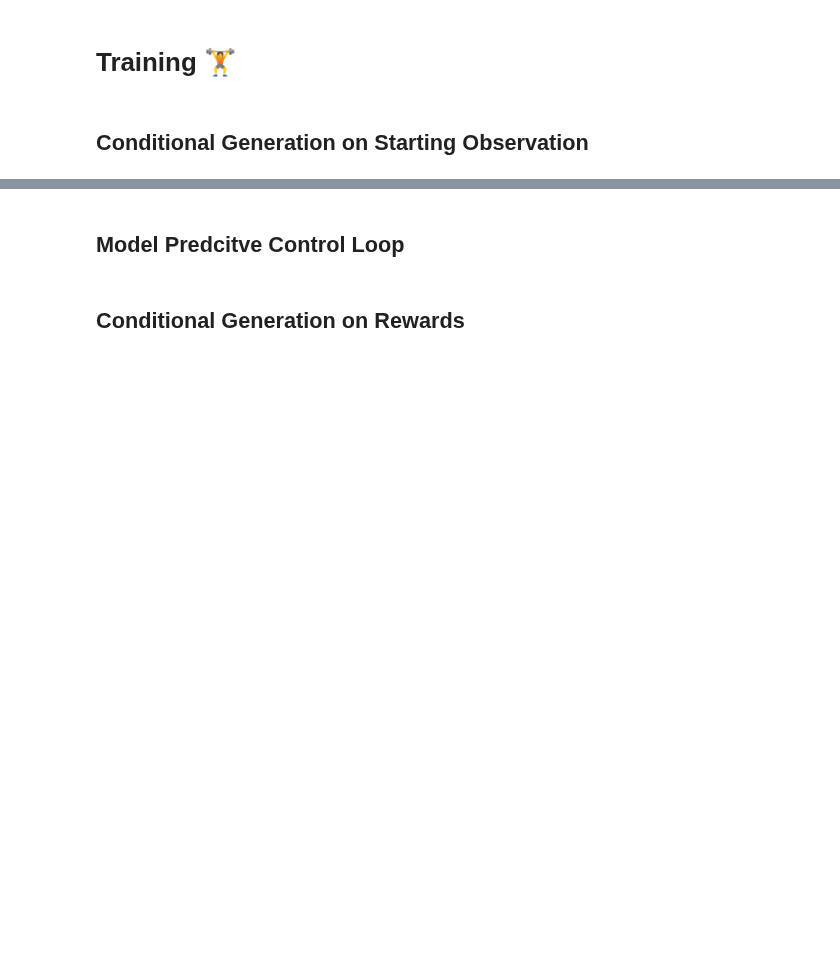
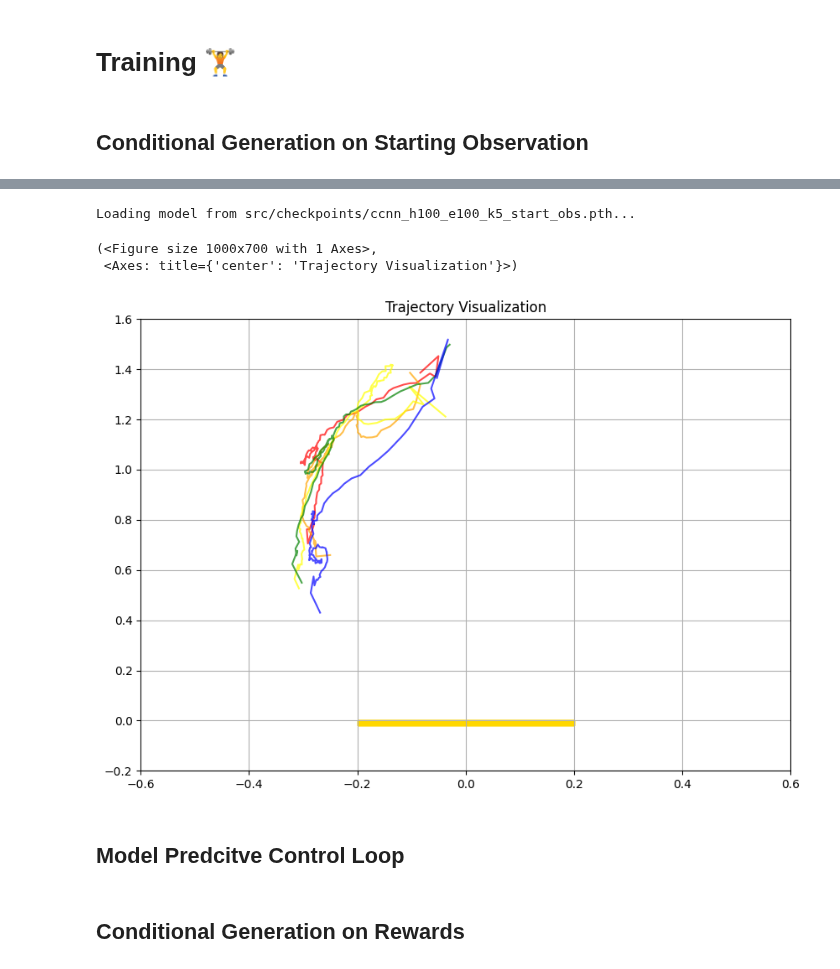
Before and after one commit to frankcholula/flow_planner, a Jupyter notebook: src/notebooks/fm_bc.ipynb, the cells around one changed output, grey strips where cells are left out. Saved outputs shown, nothing was run; the diff lists cells and outputs as text; code cells hidden in the pictures; blank space fills up the shorter version.

Commit message:
fixed inference as well.

```diff
--- a/src/notebooks/fm_bc.ipynb
+++ b/src/notebooks/fm_bc.ipynb
@@ -126,8 +167,12 @@ print("Run name:", run_name)
 # %%
-logger = WandBLogger(
-    config=args,
-    run_name=run_name
-)
-model, stats, input_dim = train(
-    config=config, args=args, dataset=minari_dataset, logger=logger
-)
+# Comment out to run on GPU
+# logger = WandBLogger(
+#     config=args,
+#     run_name=run_name
+# )
+# model, stats, input_dim = train(
+#     config=config, args=args, dataset=minari_dataset, logger=logger
+# )
+# env = minari_dataset.recover_environment()
+# evaluate_open_loop(env, model, stats, input_dim, args, logger=logger)
+# logger.finish()
@@ -138,37 +179,39 @@ logger.finish()
 # %%
 print(f"Loading model from {MODEL_SAVE_PATH}...")
 state_dict = torch.load(MODEL_SAVE_PATH, map_location=device)
 vf = ConditionalCNN(
     horizon=horizon,
     input_dim=input_dim,
-    hidden_dim=hidden_dim,
+    hidden_dim=args.hidden_dim,
     cond_dim=cond_dim,
-    kernel_size=kernel_size,
+    kernel_size=args.kernel_size,
 ).to(device)
 vf.load_state_dict(state_dict)
 wrapped_vf = WrappedConditionalModel(vf)
 step_size = 0.05
 T = torch.linspace(0, 1, 10)  # sample times
 T = T.to(device=device)
 solver = ODESolver(velocity_model=wrapped_vf)  # create an ODESolver class
 
 env = minari_dataset.recover_environment()
 start_observation, _ = env.reset()
 start_obs_tensor = torch.from_numpy(start_observation)
-
-start_obs, start_act = generate_trajectory(
-    minari_dataset_stats, condition={"start_obs": start_obs_tensor}
+trajectory_fn = lambda: generate_trajectory(
+    stats = minari_dataset_stats,
+    solver = solver,
+    T = T,
+    input_dim = input_dim,
+    args = args,
+    horizon = horizon,
+    condition={args.condition_on: start_obs_tensor},
+    batch_size = args.inference_batch_size
 )
-fig, ax = plt.subplots(figsize=(10, 7))
-ax.set_title(f"Trajectories with horizon {horizon} using starting observation")
-# visulizing trajectories
-for _ in range(4):
-    colors = ["blue", "red", "green", "yellow"]
-    observations, actions = generate_trajectory(
-        minari_dataset_stats, condition={"start_obs": start_obs_tensor}, batch_size=1
-    )
-    assert observations.shape == (horizon, obs_dim)
-    visualize_chunk(ax, observations, color=colors[_ % len(colors)], mode="line")
+visualize_trajectories(trajectory_fn)
+# %% [output]
+Loading model from src/checkpoints/ccnn_h100_e100_k5_start_obs.pth...
+(<Figure size 1000x700 with 1 Axes>,
+ <Axes: title={'center': 'Trajectory Visualization'}>)
+[figure, added]
 # %% [markdown]
 ## Model Predcitve Control Loop
 # %%
```
Also changed, not shown: parts of 5 cells of this notebook.
